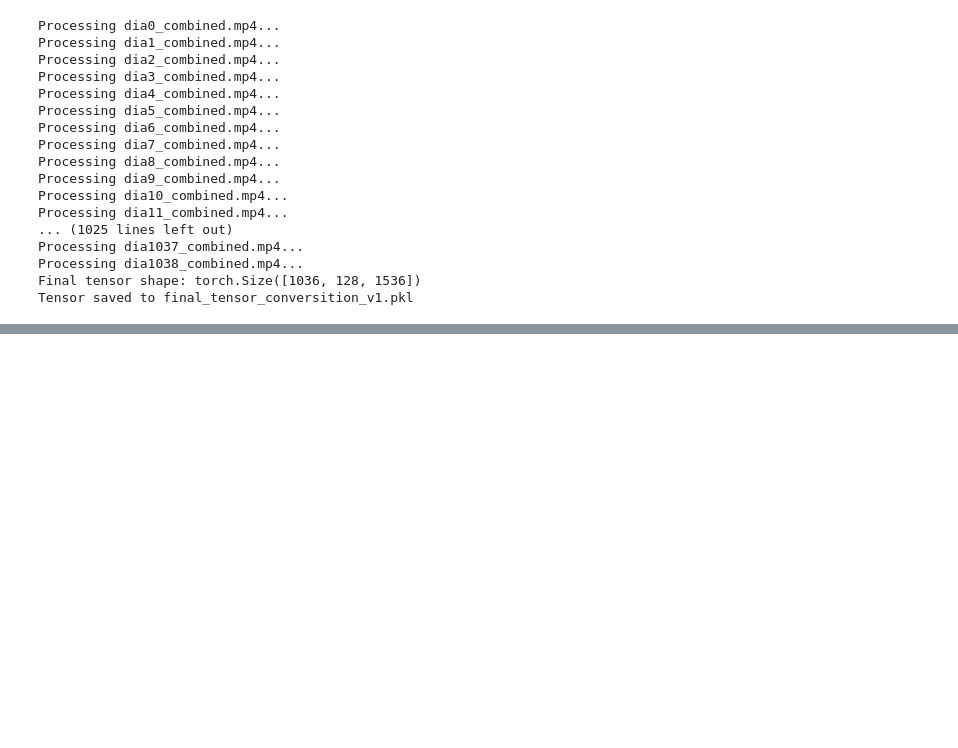
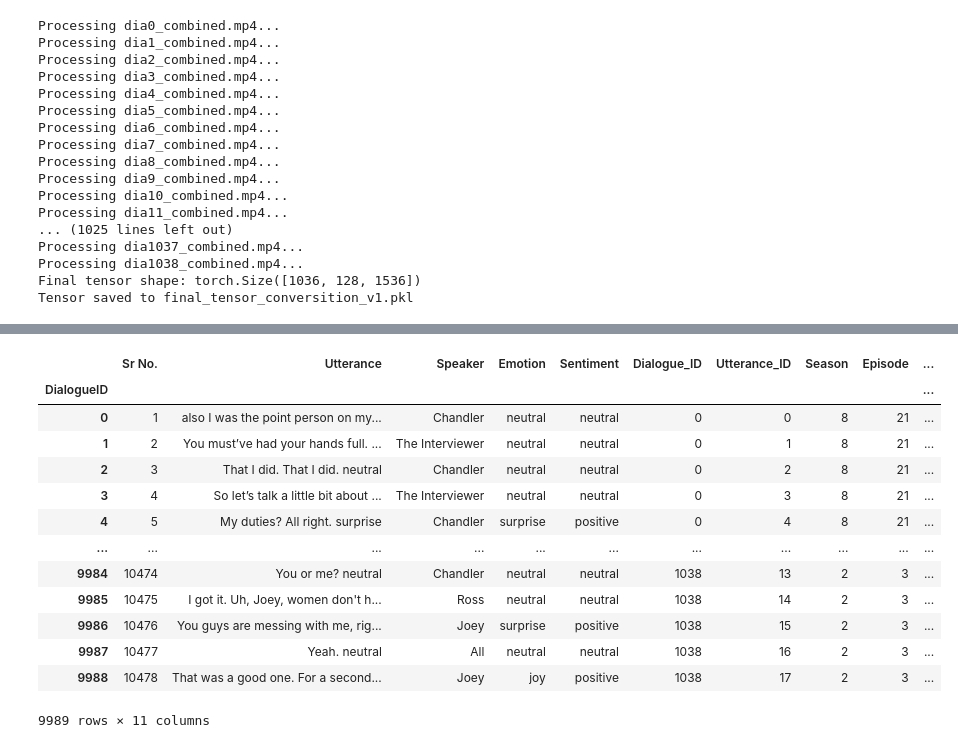
Before and after one commit to TomaAllary/IFT-6759-Advanced-ML-Project, a Jupyter notebook: dataset_MELD.ipynb, the cells around one changed output, grey strips where cells are left out. Cells and saved outputs as stored; diff of their text form; code cells hidden in the pictures; blank space fills up the shorter version.

```diff
--- a/dataset_MELD.ipynb
+++ b/dataset_MELD.ipynb
@@ -435,0 +529,25 @@ Tensor saved to final_tensor_conversition_v2.pkl
+# %%
+# Load your CSV
+df_labels = pd.read_csv('final_tensor_conversition_v2_labels.csv', index_col=0)
+
+# Rename the index column
+df1 = df1.rename_axis('DialogueID')
+
+df1
+# Save the modified DataFrame back to CSV (optional)
+# df1.to_csv('final_tensor_conversition_v2_labels.csv')
+# %% [output]
+|  | Sr No. | Utterance | Speaker | Emotion | Sentiment | Dialogue_ID | Utterance_ID | Season | Episode | ... |
+| DialogueID |  |  |  |  |  |  |  |  |  | ... |
+| 0 | 1 | also I was the point person on my... | Chandler | neutral | neutral | 0 | 0 | 8 | 21 | ... |
+| 1 | 2 | You must’ve had your hands full. ... | The Interviewer | neutral | neutral | 0 | 1 | 8 | 21 | ... |
+| 2 | 3 | That I did. That I did. neutral | Chandler | neutral | neutral | 0 | 2 | 8 | 21 | ... |
+| 3 | 4 | So let’s talk a little bit about ... | The Interviewer | neutral | neutral | 0 | 3 | 8 | 21 | ... |
+| 4 | 5 | My duties? All right. surprise | Chandler | surprise | positive | 0 | 4 | 8 | 21 | ... |
+| ... | ... | ... | ... | ... | ... | ... | ... | ... | ... | ... |
+| 9984 | 10474 | You or me? neutral | Chandler | neutral | neutral | 1038 | 13 | 2 | 3 | ... |
+| 9985 | 10475 | I got it. Uh, Joey, women don't h... | Ross | neutral | neutral | 1038 | 14 | 2 | 3 | ... |
+| 9986 | 10476 | You guys are messing with me, rig... | Joey | surprise | positive | 1038 | 15 | 2 | 3 | ... |
+| 9987 | 10477 | Yeah. neutral | All | neutral | neutral | 1038 | 16 | 2 | 3 | ... |
+| 9988 | 10478 | That was a good one. For a second... | Joey | joy | positive | 1038 | 17 | 2 | 3 | ... |
+9989 rows × 11 columns
```
Also changed, not shown: parts of 16 cells of this notebook, 6 other files.
